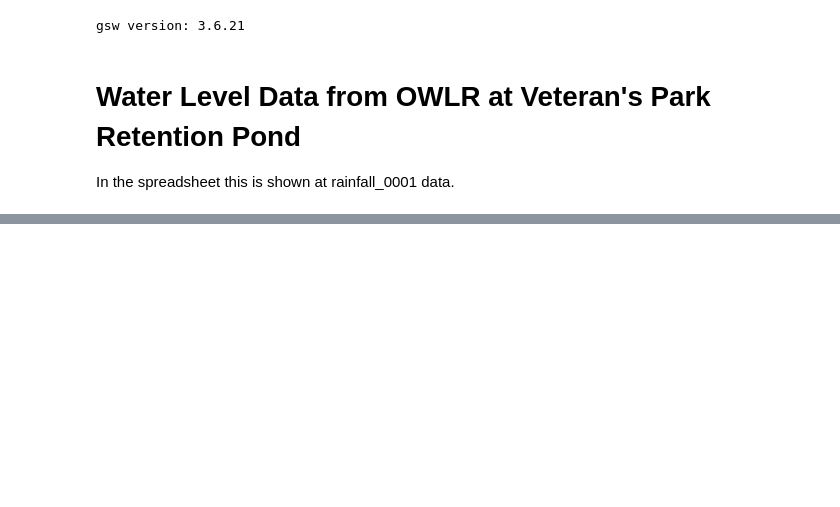
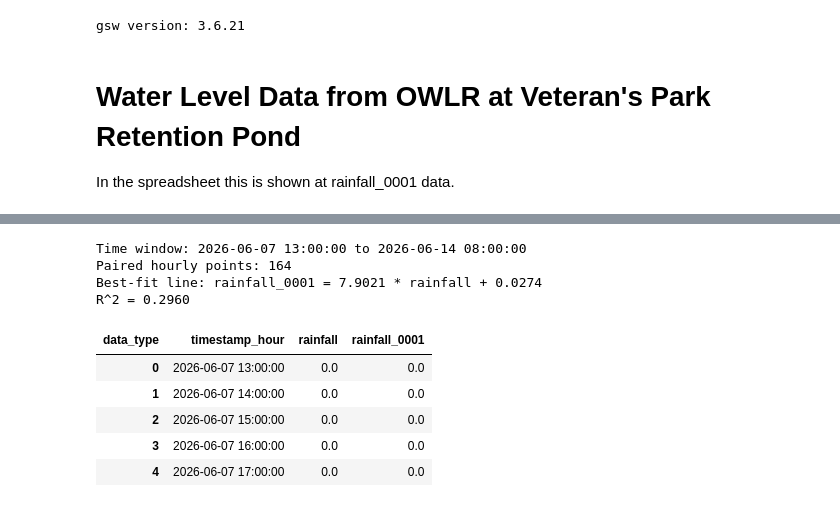
Before and after one commit to COAST-Lab/Open-Water-Level-and-Rainfall-Sensor, a Jupyter notebook: Data Analysis/waterLevelVeteranPark.ipynb, the cells around one changed output, grey strips where cells are left out. Drawn from its saved outputs; the diff is of its cells as text; code cells hidden in the pictures; blank space fills up the shorter version.

```diff
--- a/Data Analysis/waterLevelVeteranPark.ipynb
+++ b/Data Analysis/waterLevelVeteranPark.ipynb
@@ -105,0 +106,77 @@ OWLR points shown: 939
+# %%
+# Water level regression: rainfall vs rainfall_0001 within current time window
+if 'owlr_path' not in globals() or 'start_time' not in globals() or 'end_time' not in globals():
+    raise ValueError('Run Cell 4 first so owlr_path/start_time/end_time are defined.')
+
+cols = [
+    'device_id', 'timestamp', 'unused_1', 'data_type',
+    'epoch', 'OWLR_value_cm', 'rain_mm_raw', 'col7', 'col8'
+ ]
+
+wl_raw = pd.read_csv(owlr_path, header=None, names=cols)
+wl_raw['timestamp'] = pd.to_datetime(wl_raw['timestamp'], errors='coerce')
+wl_raw['data_type'] = wl_raw['data_type'].astype(str).str.strip()
+
+# Parse OWLR distance from column 6, then fallback to payload in epoch when needed
+ow_val_col = pd.to_numeric(wl_raw['OWLR_value_cm'], errors='coerce')
+ow_val_epoch = pd.to_numeric(
+    wl_raw['epoch'].astype(str).str.split(',').str[1],
+    errors='coerce'
+ )
+wl_raw['OWLR_value_cm'] = ow_val_col.fillna(ow_val_epoch)
+
+wl_raw = wl_raw[
+    wl_raw['timestamp'].notna()
+    & wl_raw['timestamp'].between(start_time, end_time)
+] .copy()
+
+wl_subset = wl_raw[wl_raw['data_type'].isin(['rainfall', 'rainfall_0001'])].copy()
+if wl_subset.empty:
+    raise ValueError('No rainfall/rainfall_0001 rows found in the selected time window.')
+
+wl_subset['WSE_OWLR_cm'] = 860.24 - wl_subset['OWLR_value_cm']
+wl_subset['timestamp_hour'] = wl_subset['timestamp'].dt.floor('h')
+
+# Hourly mean water level for each data stream
+wl_hourly = (
+    wl_subset.groupby(['timestamp_hour', 'data_type'], as_index=False)['WSE_OWLR_cm']
+    .mean()
+ )
+
+wl_pivot = wl_hourly.pivot(
+    index='timestamp_hour', columns='data_type', values='WSE_OWLR_cm'
+ ).reset_index()
+
+required_cols = {'rainfall', 'rainfall_0001'}
+if not required_cols.issubset(wl_pivot.columns):
+    raise ValueError('Both rainfall and rainfall_0001 are required for water-level regression.')
+
+wl_pair = wl_pivot[['timestamp_hour', 'rainfall', 'rainfall_0001']].dropna().copy()
+if len(wl_pair) < 2:
+    raise ValueError('Need at least 2 paired hourly points for linear regression.')
+
+x_wl = wl_pair['rainfall'].to_numpy(dtype=float)
+y_wl = wl_pair['rainfall_0001'].to_numpy(dtype=float)
+m_wl, b_wl = np.polyfit(x_wl, y_wl, 1)
+y_wl_fit = m_wl * x_wl + b_wl
+
+ss_res_wl = np.sum((y_wl - y_wl_fit) ** 2)
+ss_tot_wl = np.sum((y_wl - np.mean(y_wl)) ** 2)
+r2_wl = 1 - ss_res_wl / ss_tot_wl if ss_tot_wl > 0 else np.nan
+
+print(f'Time window: {start_time} to {end_time}')
+print(f'Paired hourly points: {len(wl_pair)}')
+print(f'Best-fit line: WL_rainfall_0001 = {m_wl:.4f} * WL_rainfall + {b_wl:.4f}')
+print(f'R^2 = {r2_wl:.4f}' if np.isfinite(r2_wl) else 'R^2 = n/a')
+wl_pair.head()
+# %% [output]
+Time window: 2026-06-07 13:00:00 to 2026-06-14 08:00:00
+Paired hourly points: 164
+Best-fit line: rainfall_0001 = 7.9021 * rainfall + 0.0274
+R^2 = 0.2960
+| data_type | timestamp_hour | rainfall | rainfall_0001 |
+| 0 | 2026-06-07 13:00:00 | 0.0 | 0.0 |
+| 1 | 2026-06-07 14:00:00 | 0.0 | 0.0 |
+| 2 | 2026-06-07 15:00:00 | 0.0 | 0.0 |
+| 3 | 2026-06-07 16:00:00 | 0.0 | 0.0 |
+| 4 | 2026-06-07 17:00:00 | 0.0 | 0.0 |
```
Also changed, not shown: parts of 3 cells of this notebook.
